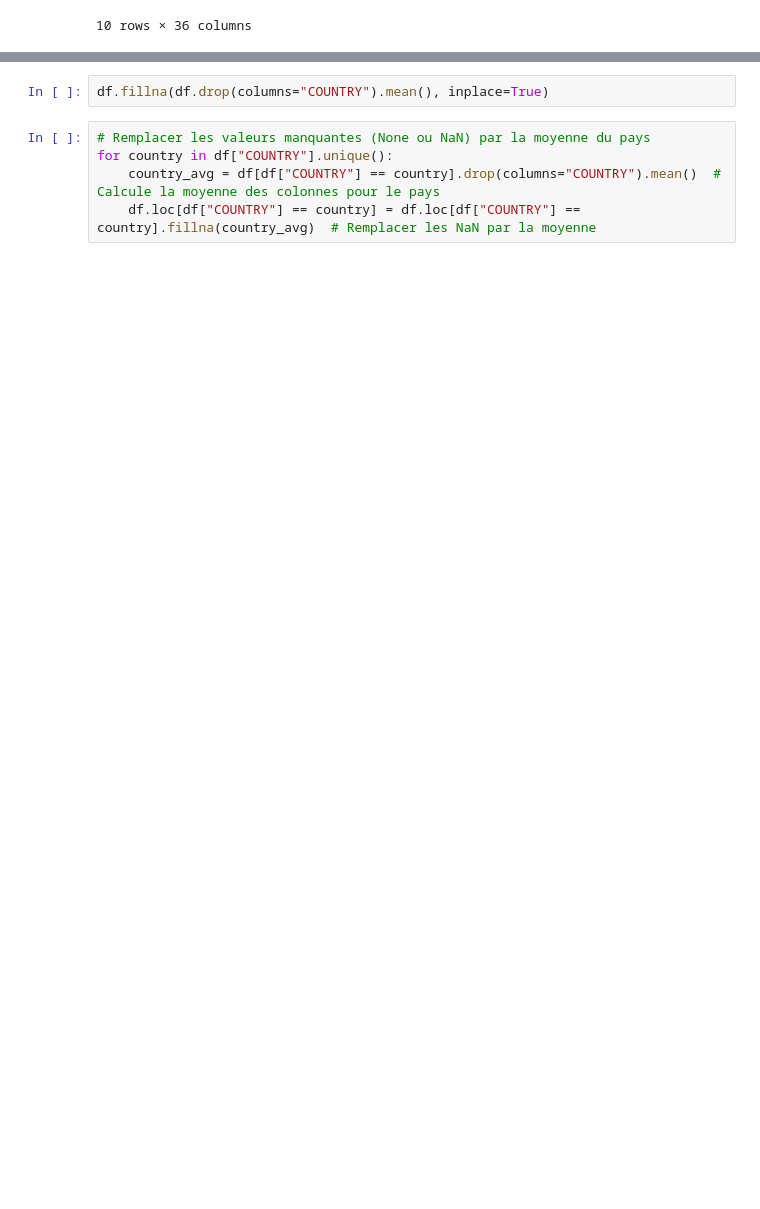
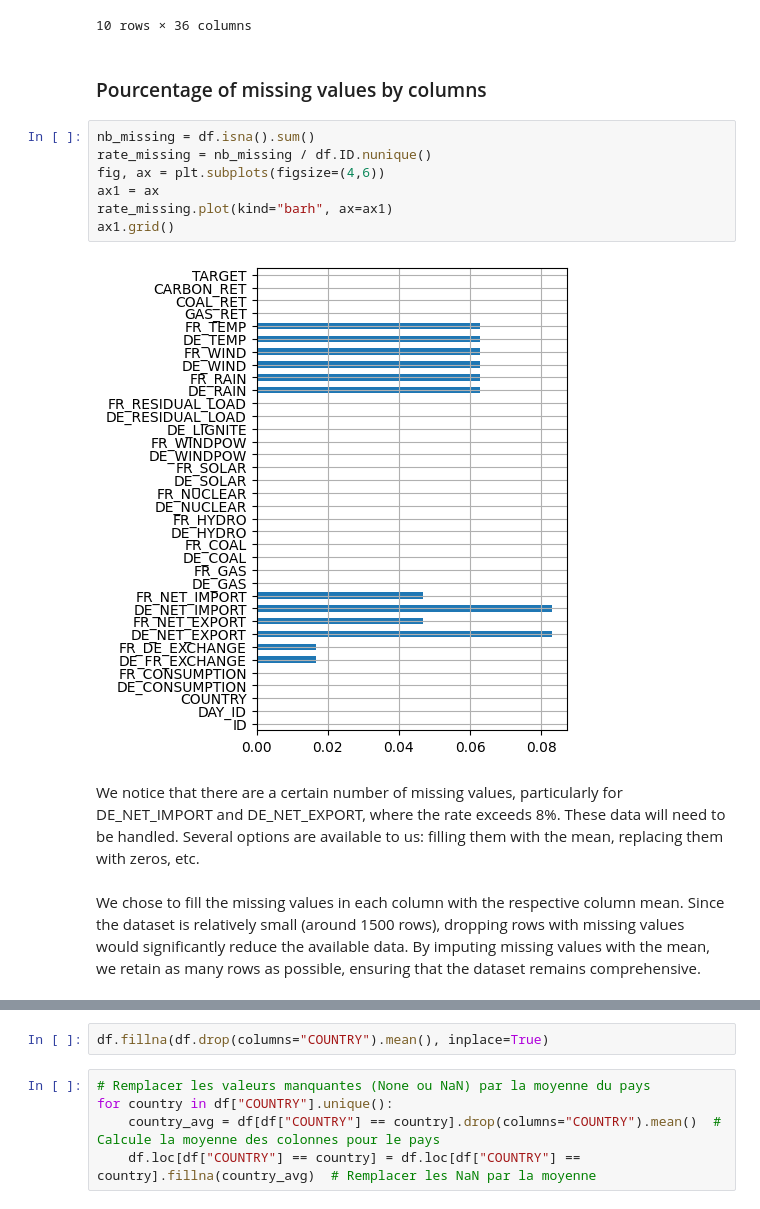
Before and after one commit to alixlm/Machine-Learning-Project, a Jupyter notebook: ML - Notebook Nathan.ipynb, the cells around one changed output, grey strips where cells are left out. Saved outputs shown, nothing was run; the diff lists cells and outputs as text; blank space fills up the shorter version.

```diff
--- a/ML - Notebook Nathan.ipynb
+++ b/ML - Notebook Nathan.ipynb
@@ -49,3 +48,18 @@ df.head(10)
 | 8 | 1323 | 83 | FR | -0.023023 | -0.604694 | -1.196787 | 1.196787 | ... |
 | 9 | 1618 | 307 | FR | 0.564657 | 0.273776 | -0.439063 | 0.439063 | ... |
 10 rows × 36 columns
+# %% [markdown]
+### Pourcentage of missing values by columns
+# %%
+nb_missing = df.isna().sum()
+rate_missing = nb_missing / df.ID.nunique()
+fig, ax = plt.subplots(figsize=(4,6))
+ax1 = ax
+rate_missing.plot(kind="barh", ax=ax1)
+ax1.grid()
+# %% [output]
+[figure, added]
+# %% [markdown]
+We notice that there are a certain number of missing values, particularly for DE_NET_IMPORT and DE_NET_EXPORT, where the rate exceeds 8%. These data will need to be handled. Several options are available to us: filling them with the mean, replacing them with zeros, etc.
+# %% [markdown]
+We chose to fill the missing values in each column with the respective column mean. Since the dataset is relatively small (around 1500 rows), dropping rows with missing values would significantly reduce the available data. By imputing missing values with the mean, we retain as many rows as possible, ensuring that the dataset remains comprehensive.
```
Also changed, not shown: parts of 72 cells of this notebook, 1 other file.
